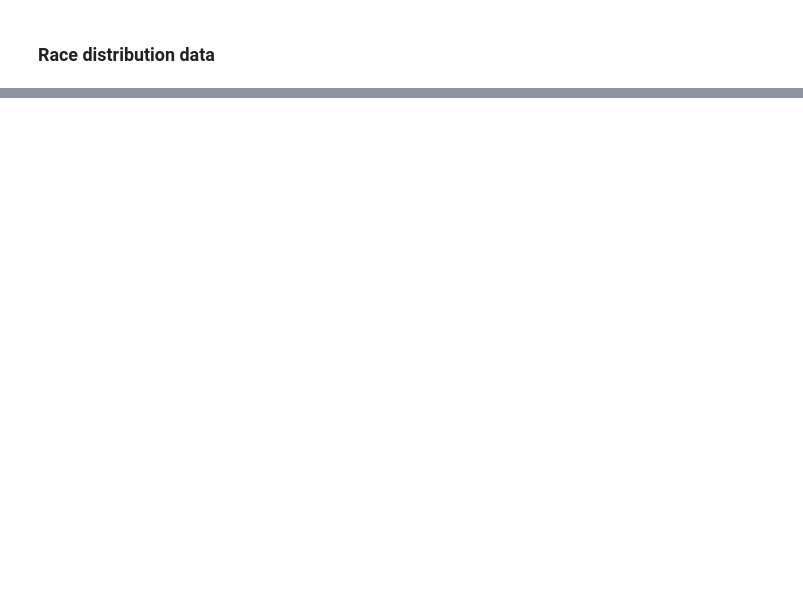
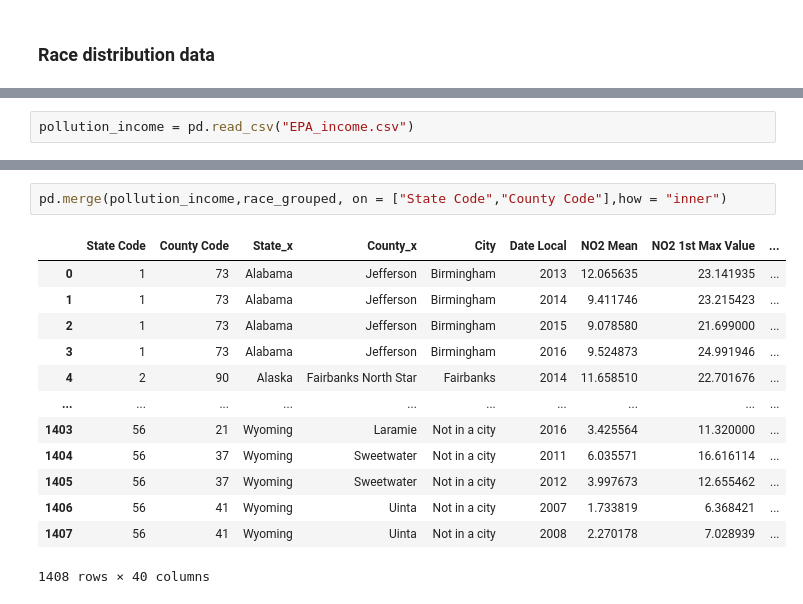
Before and after one commit to kate-kenny/final-project, a Jupyter notebook: Data Cleaning.ipynb, the cells around one changed output, grey strips where cells are left out. Cells and saved outputs as stored; diff of their text form; blank space fills up the shorter version.

```diff
--- a/Data Cleaning.ipynb
+++ b/Data Cleaning.ipynb
@@ -145,0 +219,2 @@ EPA_grouped.to_csv("EPA_income.csv",index = False)
+# %%
+pollution_income = pd.read_csv("EPA_income.csv")
@@ -145,0 +231,16 @@ EPA_grouped.to_csv("EPA_income.csv",index = False)
+# %%
+pd.merge(pollution_income,race_grouped, on = ["State Code","County Code"],how = "inner")
+# %% [output]
+|  | State Code | County Code | State_x | County_x | City | Date Local | NO2 Mean | NO2 1st Max Value | ... |
+| 0 | 1 | 73 | Alabama | Jefferson | Birmingham | 2013 | 12.065635 | 23.141935 | ... |
+| 1 | 1 | 73 | Alabama | Jefferson | Birmingham | 2014 | 9.411746 | 23.215423 | ... |
+| 2 | 1 | 73 | Alabama | Jefferson | Birmingham | 2015 | 9.078580 | 21.699000 | ... |
+| 3 | 1 | 73 | Alabama | Jefferson | Birmingham | 2016 | 9.524873 | 24.991946 | ... |
+| 4 | 2 | 90 | Alaska | Fairbanks North Star | Fairbanks | 2014 | 11.658510 | 22.701676 | ... |
+| ... | ... | ... | ... | ... | ... | ... | ... | ... | ... |
+| 1403 | 56 | 21 | Wyoming | Laramie | Not in a city | 2016 | 3.425564 | 11.320000 | ... |
+| 1404 | 56 | 37 | Wyoming | Sweetwater | Not in a city | 2011 | 6.035571 | 16.616114 | ... |
+| 1405 | 56 | 37 | Wyoming | Sweetwater | Not in a city | 2012 | 3.997673 | 12.655462 | ... |
+| 1406 | 56 | 41 | Wyoming | Uinta | Not in a city | 2007 | 1.733819 | 6.368421 | ... |
+| 1407 | 56 | 41 | Wyoming | Uinta | Not in a city | 2008 | 2.270178 | 7.028939 | ... |
+1408 rows × 40 columns
```
Also changed, not shown: parts of 19 cells of this notebook, 4 other files.
